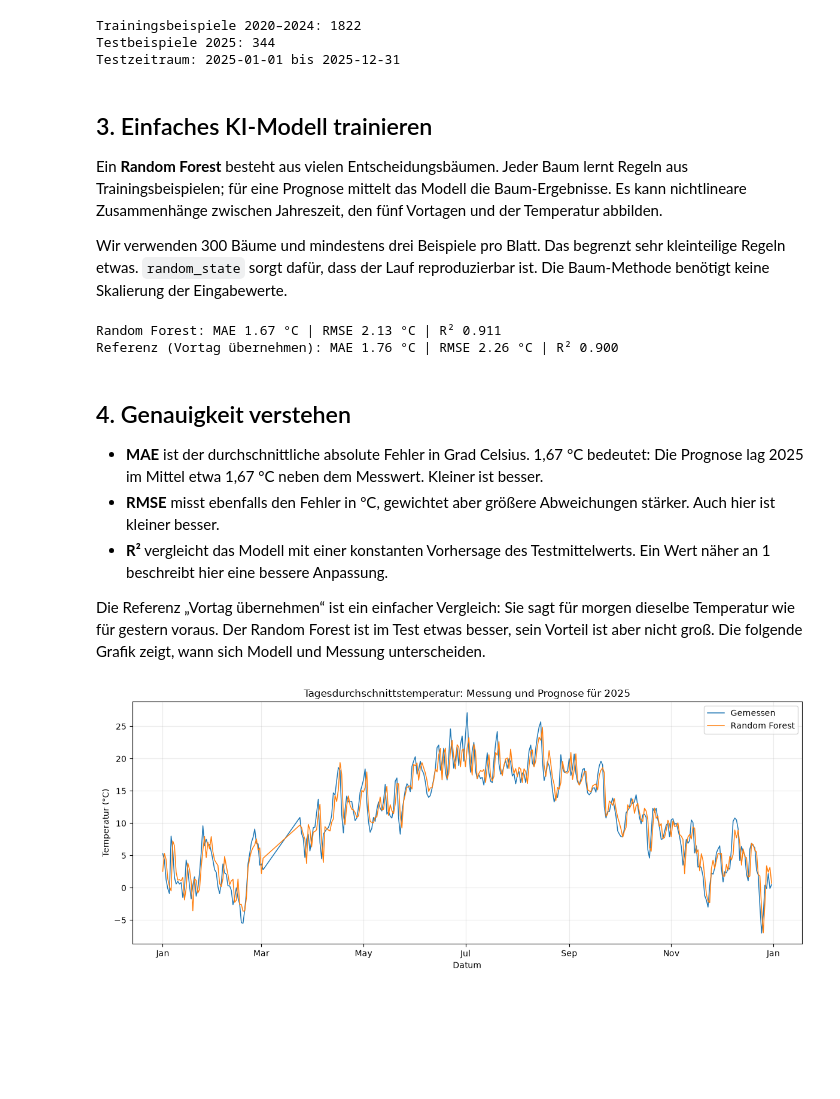
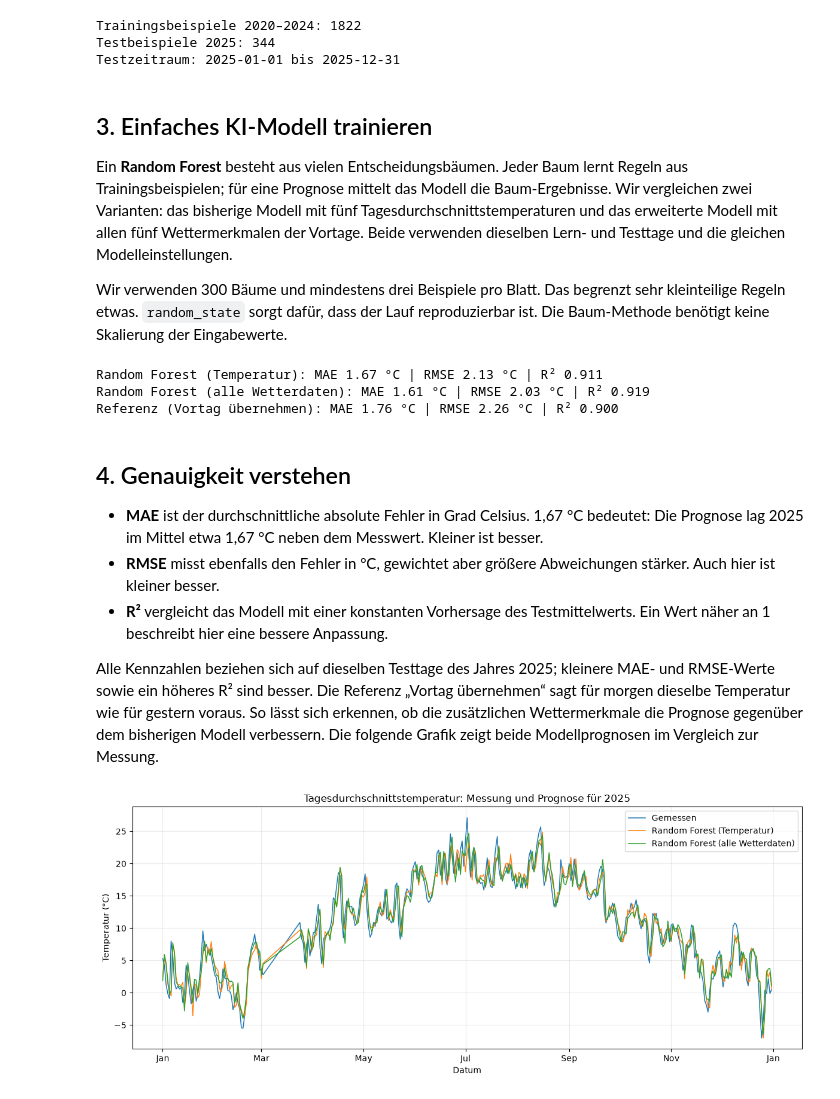
Before and after one commit to LeonGruen/021126_Softwareentwicklung, a Jupyter notebook: wetterdaten_berlin_2020_heute.ipynb, the cells around one changed output. Drawn from its saved outputs; the diff is of its cells as text; code cells hidden in the pictures; blank space fills up the shorter version.

Commit message:
Aktualisierung der Wetterdaten

```diff
--- a/wetterdaten_berlin_2020_heute.ipynb
+++ b/wetterdaten_berlin_2020_heute.ipynb
@@ -230,6 +230,20 @@ temperatur_nach_datum = {
     datetime.strptime(zeile["datum"], "%Y-%m-%d").date(): float(zeile["temp_durchschnitt_C"])
     for zeile in csv_zeilen
     if zeile["temp_durchschnitt_C"]
+}
+wetterspalten = [
+    "temp_min_C",
+    "temp_max_C",
+    "temp_durchschnitt_C",
+    "sonnenstunden_h",
+    "niederschlagsmenge_mm",
+]
+wetterdaten_nach_datum = {
+    datetime.strptime(zeile["datum"], "%Y-%m-%d").date(): {
+        spalte: float(zeile[spalte]) if zeile[spalte] else None
+        for spalte in wetterspalten
+    }
+    for zeile in csv_zeilen
 }
 
 
@@ -252,6 +266,7 @@ merkmalnamen = [
     "tag_im_jahr",
 ]
 merkmalzeilen = []
+wetter_merkmalzeilen = []
 zielwerte = []
 prognosedaten = []
 
@@ -259,17 +274,32 @@ for ziel_datum in sorted(temperatur_nach_datum):
     vergangene_tage = [ziel_datum - timedelta(days=abstand) for abstand in range(5, 0, -1)]
     if any(datum not in temperatur_nach_datum for datum in vergangene_tage):
         continue
+    if any(
+        datum not in wetterdaten_nach_datum
+        or any(wetterdaten_nach_datum[datum][spalte] is None for spalte in wetterspalten)
+        for datum in vergangene_tage
+    ):
+        continue
 
     merkmale = [temperatur_nach_datum[datum] for datum in vergangene_tage]
     merkmale.append(tag_im_jahr_365(ziel_datum))
     merkmalzeilen.append(merkmale)
+    wetter_merkmale = [
+        wetterdaten_nach_datum[datum][spalte]
+        for datum in vergangene_tage
+        for spalte in wetterspalten
+    ]
+    wetter_merkmale.append(tag_im_jahr_365(ziel_datum))
+    wetter_merkmalzeilen.append(wetter_merkmale)
     zielwerte.append(temperatur_nach_datum[ziel_datum])
     prognosedaten.append(ziel_datum)
 
 X = np.asarray(merkmalzeilen, dtype=float)
+X_wetter = np.asarray(wetter_merkmalzeilen, dtype=float)
 y = np.asarray(zielwerte, dtype=float)
 print(f"Trainingsbeispiele insgesamt: {len(y)}")
 print(f"Merkmalsmatrix X: {X.shape} (Beispiele, Merkmale)")
+print(f"Merkmalsmatrix X_wetter: {X_wetter.shape} (Beispiele, Merkmale)")
 print(f"Zielvektor y: {y.shape}")
 print(f"Erstes Beispiel ({prognosedaten[0]}):")
 print(dict(zip(merkmalnamen, X[0])))
@@ -307,7 +338,7 @@ Testzeitraum: 2025-01-01 bis 2025-12-31
 # %% [markdown]
 ## 3. Einfaches KI-Modell trainieren
 
-Ein **Random Forest** besteht aus vielen Entscheidungsbäumen. Jeder Baum lernt Regeln aus Trainingsbeispielen; für eine Prognose mittelt das Modell die Baum-Ergebnisse. Es kann nichtlineare Zusammenhänge zwischen Jahreszeit, den fünf Vortagen und der Temperatur abbilden.
+Ein **Random Forest** besteht aus vielen Entscheidungsbäumen. Jeder Baum lernt Regeln aus Trainingsbeispielen; für eine Prognose mittelt das Modell die Baum-Ergebnisse. Wir vergleichen zwei Varianten: das bisherige Modell mit fünf Tagesdurchschnittstemperaturen und das erweiterte Modell mit allen fünf Wettermerkmalen der Vortage. Beide verwenden dieselben Lern- und Testtage und die gleichen Modelleinstellungen.
 
 Wir verwenden 300 Bäume und mindestens drei Beispiele pro Blatt. Das begrenzt sehr kleinteilige Regeln etwas. `random_state` sorgt dafür, dass der Lauf reproduzierbar ist. Die Baum-Methode benötigt keine Skalierung der Eingabewerte.
 # %%
@@ -321,6 +352,15 @@ modell = RandomForestRegressor(
 )
 modell.fit(X_train, y_train)
 prognose_test = modell.predict(X_test)
+
+modell_wetter = RandomForestRegressor(
+    n_estimators=300,
+    min_samples_leaf=3,
+    random_state=42,
+    n_jobs=-1,
+)
+modell_wetter.fit(X_wetter[train_maske], y_train)
+prognose_test_wetter = modell_wetter.predict(X_wetter[test_maske])
 
 # Referenz: Der nächste Tag soll genauso warm sein wie der letzte Vortag.
 prognose_referenz = X_test[:, 4]
@@ -334,10 +374,12 @@ def zeige_fehler(name, wirklich, vorhergesagt):
     print(f"{name}: MAE {mae:.2f} °C | RMSE {rmse:.2f} °C | R² {r_quadrat:.3f}")
 
 
-zeige_fehler("Random Forest", y_test, prognose_test)
+zeige_fehler("Random Forest (Temperatur)", y_test, prognose_test)
+zeige_fehler("Random Forest (alle Wetterdaten)", y_test, prognose_test_wetter)
 zeige_fehler("Referenz (Vortag übernehmen)", y_test, prognose_referenz)
 # %% [output]
-Random Forest: MAE 1.67 °C | RMSE 2.13 °C | R² 0.911
+Random Forest (Temperatur): MAE 1.67 °C | RMSE 2.13 °C | R² 0.911
+Random Forest (alle Wetterdaten): MAE 1.61 °C | RMSE 2.03 °C | R² 0.919
 Referenz (Vortag übernehmen): MAE 1.76 °C | RMSE 2.26 °C | R² 0.900
 # %% [markdown]
 ## 4. Genauigkeit verstehen
@@ -346,26 +388,27 @@ Referenz (Vortag übernehmen): MAE 1.76 °C | RMSE 2.26 °C | R² 0.900
 - **RMSE** misst ebenfalls den Fehler in °C, gewichtet aber größere Abweichungen stärker. Auch hier ist kleiner besser.
 - **R²** vergleicht das Modell mit einer konstanten Vorhersage des Testmittelwerts. Ein Wert näher an 1 beschreibt hier eine bessere Anpassung.
 
-Die Referenz „Vortag übernehmen“ ist ein einfacher Vergleich: Sie sagt für morgen dieselbe Temperatur wie für gestern voraus. Der Random Forest ist im Test etwas besser, sein Vorteil ist aber nicht groß. Die folgende Grafik zeigt, wann sich Modell und Messung unterscheiden.
+Alle Kennzahlen beziehen sich auf dieselben Testtage des Jahres 2025; kleinere MAE- und RMSE-Werte sowie ein höheres R² sind besser. Die Referenz „Vortag übernehmen“ sagt für morgen dieselbe Temperatur wie für gestern voraus. So lässt sich erkennen, ob die zusätzlichen Wettermerkmale die Prognose gegenüber dem bisherigen Modell verbessern. Die folgende Grafik zeigt beide Modellprognosen im Vergleich zur Messung.
 # %%
 import matplotlib.dates as mdates
 import matplotlib.pyplot as plt
 
 test_datumswerte = [datetime.combine(datum, datetime.min.time()) for datum in test_daten]
 fig, ax = plt.subplots(figsize=(12, 5))
 ax.plot(test_datumswerte, y_test, label="Gemessen", linewidth=1.1)
-ax.plot(test_datumswerte, prognose_test, label="Random Forest", linewidth=1.1)
+ax.plot(test_datumswerte, prognose_test, label="Random Forest (Temperatur)", linewidth=1.1)
+ax.plot(test_datumswerte, prognose_test_wetter, label="Random Forest (alle Wetterdaten)", linewidth=1.1)
 ax.set_title("Tagesdurchschnittstemperatur: Messung und Prognose für 2025")
 ax.set_ylabel("Temperatur (°C)")
 ax.set_xlabel("Datum")
 ax.xaxis.set_major_locator(mdates.MonthLocator(interval=2))
 ax.xaxis.set_major_formatter(mdates.DateFormatter("%b"))
 ax.grid(True, alpha=0.25)
 ax.legend()
 fig.tight_layout()
 plt.show()
 # %% [output]
-[figure, old version]
+[figure, new version]
 # %% [markdown]
 ## 5. Nächsten Tag prognostizieren
 
```
Also changed, not shown: parts of 5 cells of this notebook.
